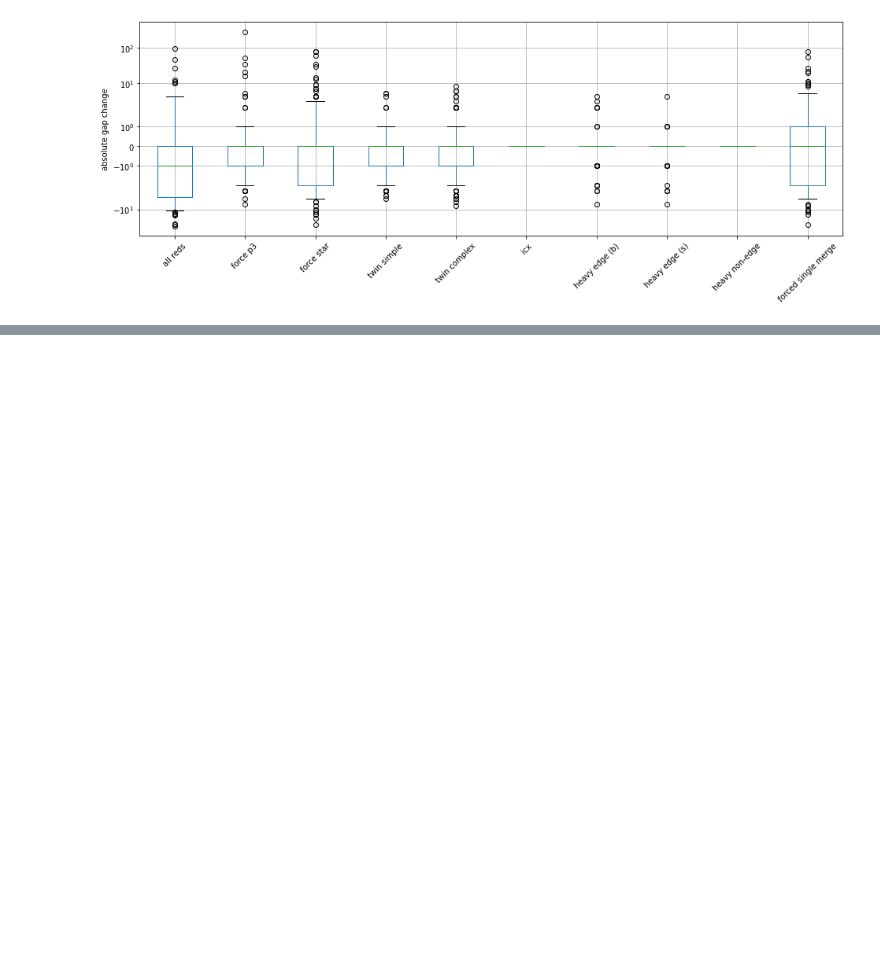
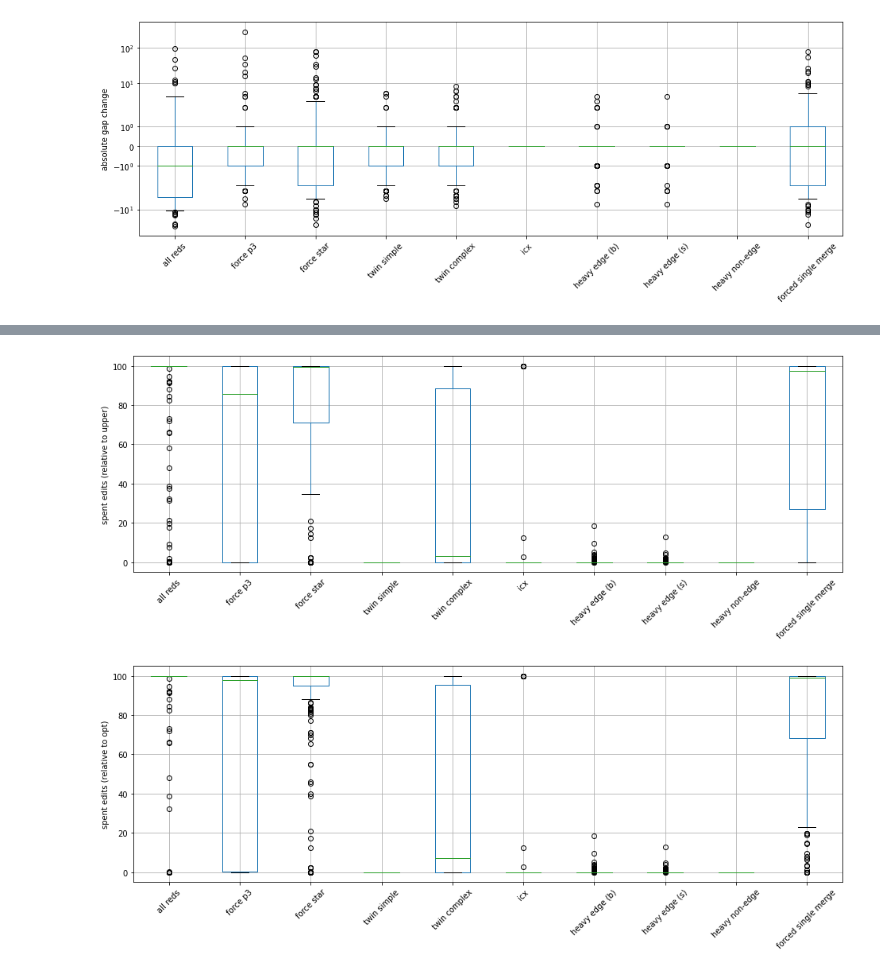
Before and after one commit to kittobi1992/cluster_editing, a Jupyter notebook: experiments2.ipynb, the cells around one changed output, grey strips where cells are left out. Drawn from its saved outputs; the diff is of its cells as text; code cells hidden in the pictures; blank space fills up the shorter version.

```diff
--- a/experiments2.ipynb
+++ b/experiments2.ipynb
@@ -208,0 +102,21 @@ for r in reds:
+# %%
+for r in reds:
+    df[f'spend%upper {r}'] = (df[f'spend {r}'] / df.upper * 100)
+    df[f'spend%opt {r}'] = (df[f'spend {r}'] / df.opt * 100)
+
+df.boxplot(column=[f'spend%upper {r}' for r in reds], rot=45)
+plt.gcf().set_size_inches(16,5)
+plt.gca().set_xticklabels(reds)
+plt.ylabel('spent edits (relative to upper)')
+plt.savefig('plots/pace-kernel-edits.pdf', bbox_inches='tight')
+plt.show()
+
+df[df.solved>0].boxplot(column=[f'spend%opt {r}' for r in reds], rot=45)
+plt.gcf().set_size_inches(16,5)
+plt.gca().set_xticklabels(reds)
+plt.ylabel('spent edits (relative to opt)')
+plt.savefig('plots/pace-kernel-edits2.pdf', bbox_inches='tight')
+plt.show()
+# %% [output]
+[figure, added]
+[figure, added]
```
Also changed, not shown: parts of 14 cells of this notebook, 4 other files.
